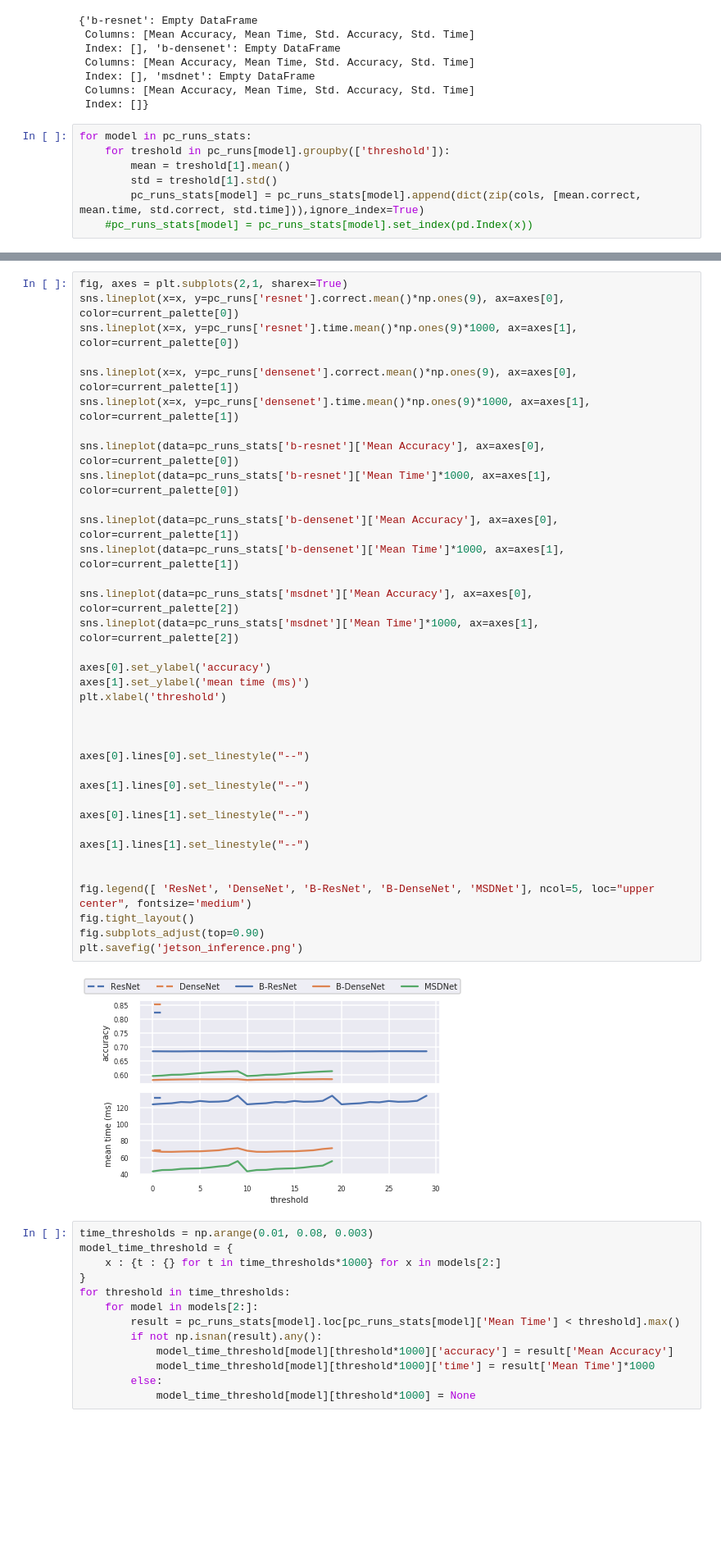
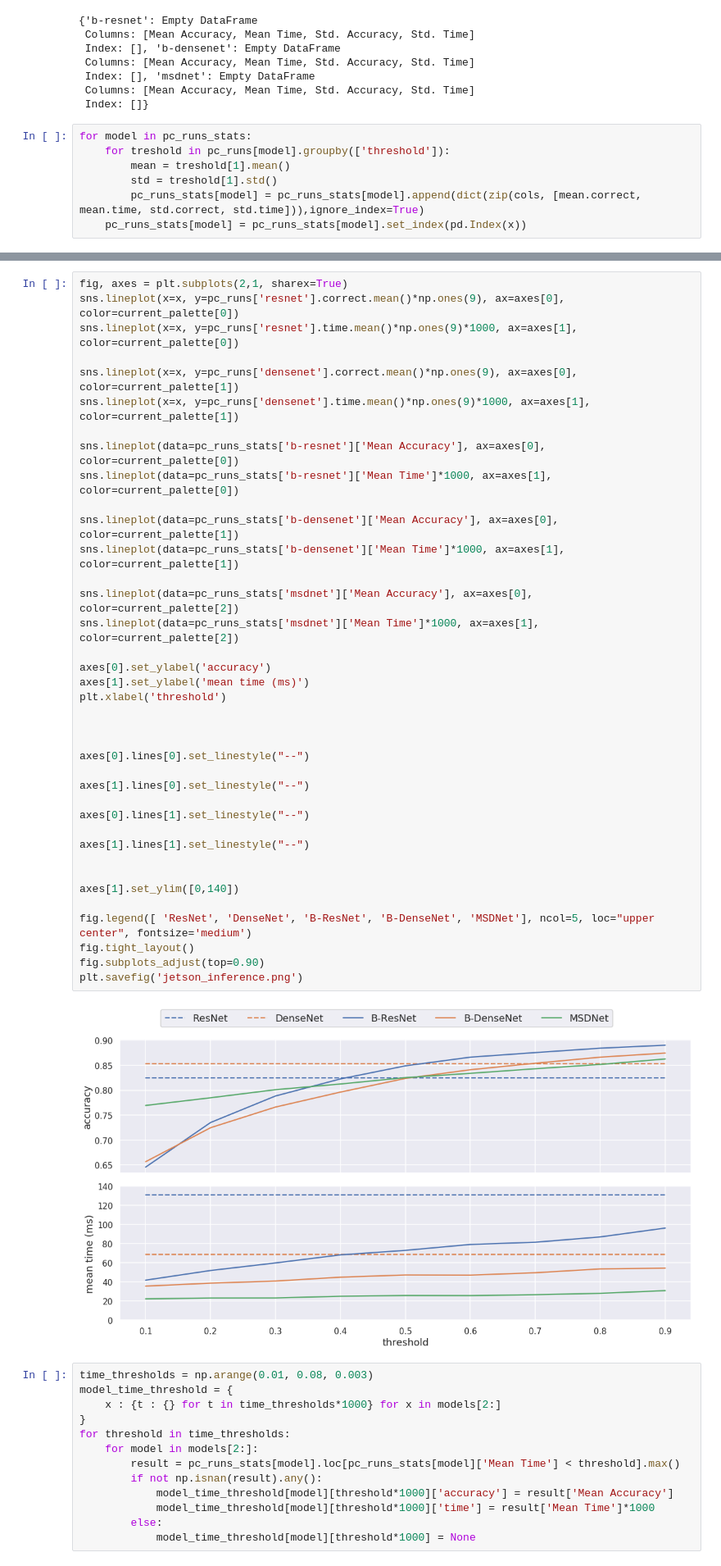
Before and after one commit to AlexKarlsen/thesis-src, a Jupyter notebook: DDNN/logging/threshold_test/Inference analysis Nuc.ipynb, the cells around one changed output, grey strips where cells are left out. Shown at 82% size. Saved outputs shown, nothing was run; the diff lists cells and outputs as text; blank space fills up the shorter version.

```diff
--- a/DDNN/logging/threshold_test/Inference analysis Nuc.ipynb
+++ b/DDNN/logging/threshold_test/Inference analysis Nuc.ipynb
@@ -98,7 +98,7 @@ for model in pc_runs_stats:
         mean = treshold[1].mean()
         std = treshold[1].std()
         pc_runs_stats[model] = pc_runs_stats[model].append(dict(zip(cols, [mean.correct, mean.time, std.correct, std.time])),ignore_index=True)
-    #pc_runs_stats[model] = pc_runs_stats[model].set_index(pd.Index(x))
+    pc_runs_stats[model] = pc_runs_stats[model].set_index(pd.Index(x))
 # %%
 pc_runs_stats
 # %% [output]
@@ -129,34 +129,36 @@ sns.lineplot(x=x, y=pc_runs['densenet'].time.mean()*np.ones(9)*1000, ax=axes[1],
 
 sns.lineplot(data=pc_runs_stats['b-resnet']['Mean Accuracy'], ax=axes[0], color=current_palette[0])
 sns.lineplot(data=pc_runs_stats['b-resnet']['Mean Time']*1000, ax=axes[1], color=current_palette[0])
 
 sns.lineplot(data=pc_runs_stats['b-densenet']['Mean Accuracy'], ax=axes[0], color=current_palette[1])
 sns.lineplot(data=pc_runs_stats['b-densenet']['Mean Time']*1000, ax=axes[1], color=current_palette[1])
 
 sns.lineplot(data=pc_runs_stats['msdnet']['Mean Accuracy'], ax=axes[0], color=current_palette[2])
 sns.lineplot(data=pc_runs_stats['msdnet']['Mean Time']*1000, ax=axes[1], color=current_palette[2])
 
 axes[0].set_ylabel('accuracy')
 axes[1].set_ylabel('mean time (ms)')
 plt.xlabel('threshold')
 
 
 
 axes[0].lines[0].set_linestyle("--")
 
 axes[1].lines[0].set_linestyle("--")
 
 axes[0].lines[1].set_linestyle("--")
 
 axes[1].lines[1].set_linestyle("--")
 
 
+axes[1].set_ylim([0,140])
+
 fig.legend([ 'ResNet', 'DenseNet', 'B-ResNet', 'B-DenseNet', 'MSDNet'], ncol=5, loc="upper center", fontsize='medium')
 fig.tight_layout()
 fig.subplots_adjust(top=0.90)
 plt.savefig('jetson_inference.png')
 # %% [output]
-[figure, old version]
+[figure, new version]
 # %%
 time_thresholds = np.arange(0.01, 0.08, 0.003)
 model_time_threshold = {
```
Also changed, not shown: parts of 3 cells of this notebook, 4 other files.
